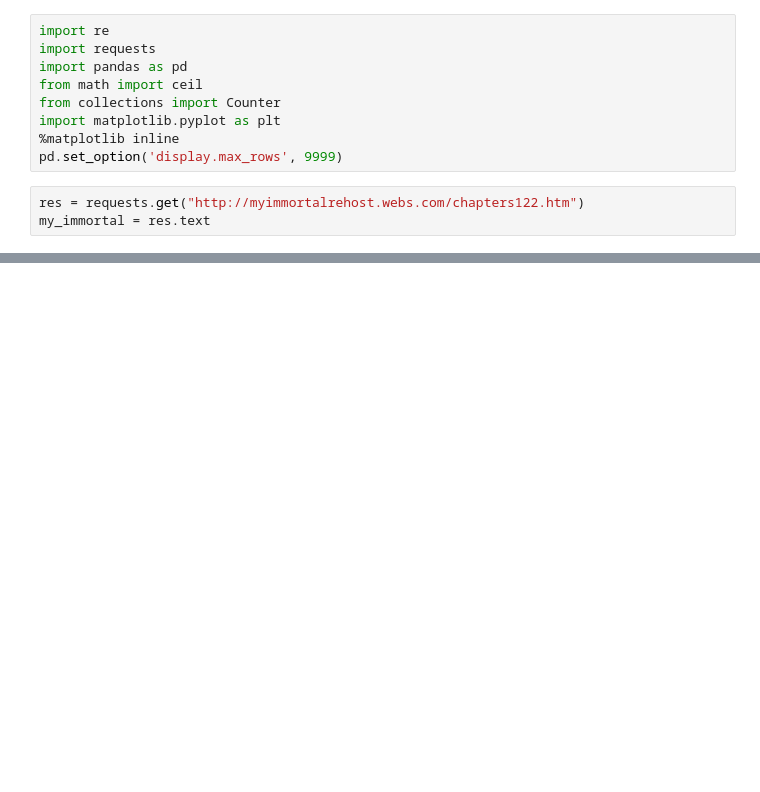
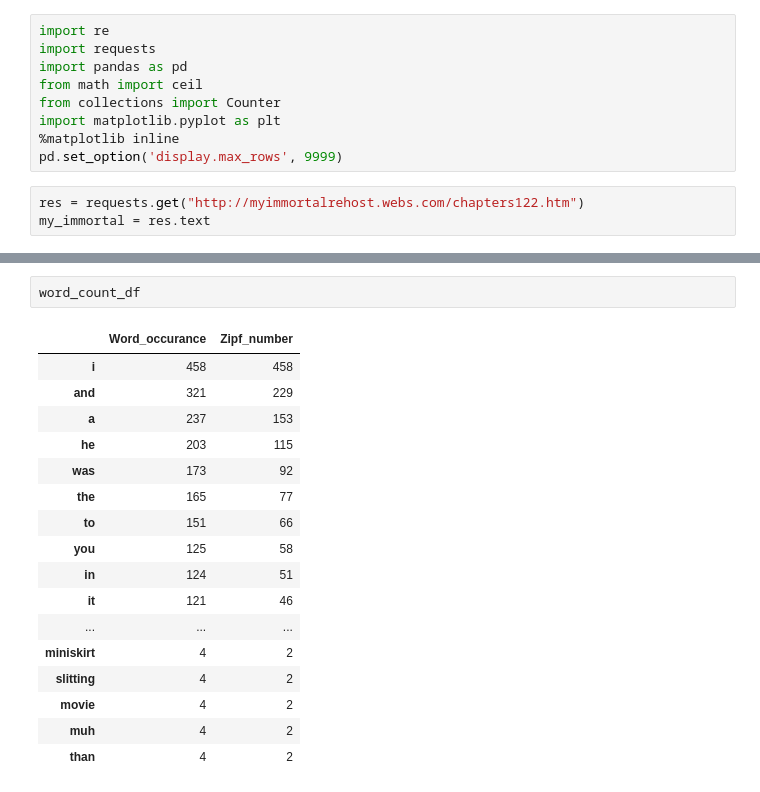
Before and after one commit to BarnetteME1/Zipf-s-law, a Jupyter notebook: My Immortal.ipynb, the cells around one changed output, grey strips where cells are left out. Drawn from its saved outputs; the diff is of its cells as text; blank space fills up the shorter version.

```diff
--- a/My Immortal.ipynb
+++ b/My Immortal.ipynb
@@ -21,0 +43,20 @@ my_immortal
+# %%
+word_count_df
+# %% [output]
+|  | Word_occurance | Zipf_number |
+| i | 458 | 458 |
+| and | 321 | 229 |
+| a | 237 | 153 |
+| he | 203 | 115 |
+| was | 173 | 92 |
+| the | 165 | 77 |
+| to | 151 | 66 |
+| you | 125 | 58 |
+| in | 124 | 51 |
+| it | 121 | 46 |
+| ... | ... | ... |
+| miniskirt | 4 | 2 |
+| slitting | 4 | 2 |
+| movie | 4 | 2 |
+| muh | 4 | 2 |
+| than | 4 | 2 |
```
Also changed, not shown: parts of 10 cells of this notebook, 2 other files.
